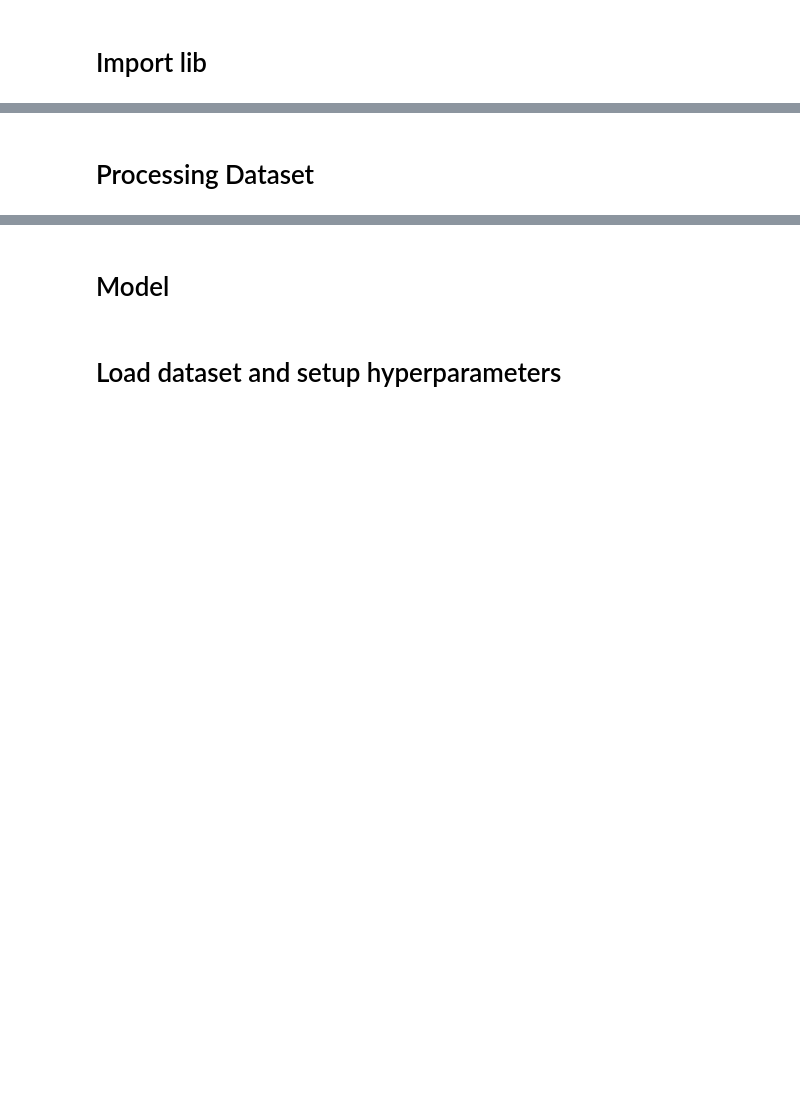
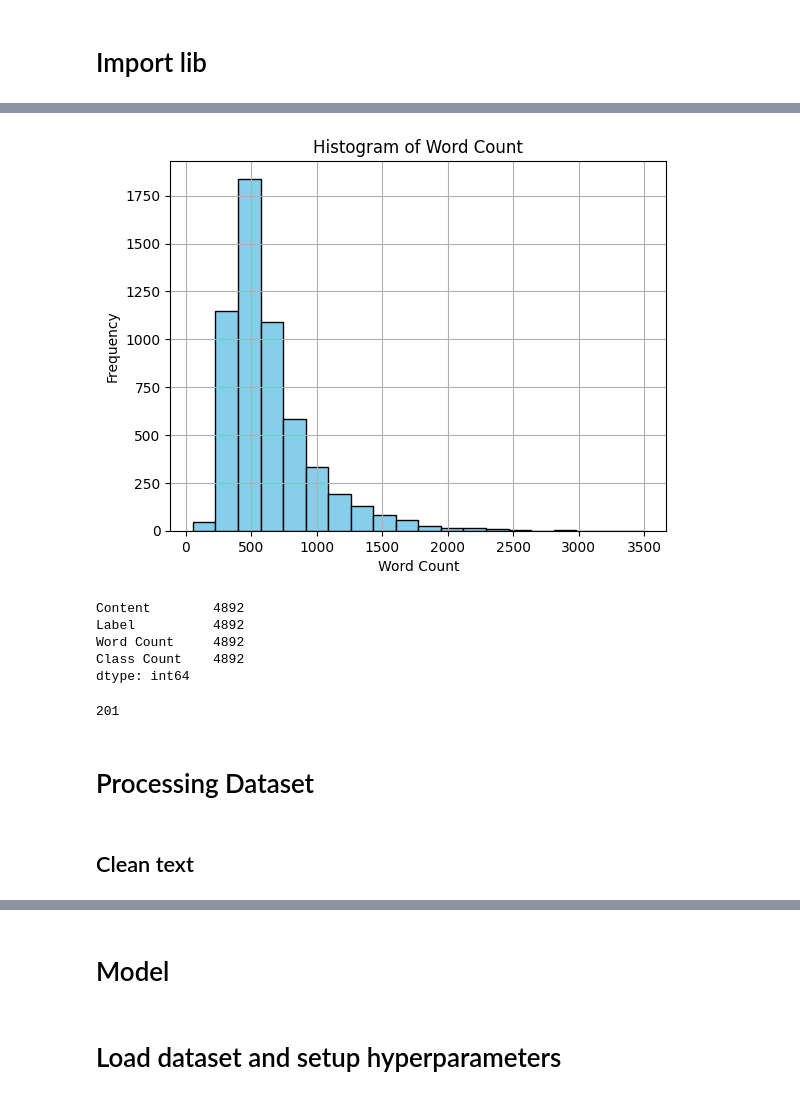
Before and after one commit to duongnghia222/News_classification, a Jupyter notebook: NPL_news_classification.ipynb, the cells around one changed output, grey strips where cells are left out. Cells and saved outputs as stored; diff of their text form; code cells hidden in the pictures; blank space fills up the shorter version.

```diff
--- a/NPL_news_classification.ipynb
+++ b/NPL_news_classification.ipynb
@@ -36,0 +34,3 @@ from sklearn.preprocessing import LabelEncoder
+# %%
+# Load data from CSV file
+df = pd.read_csv('raw_data_vietnambiz.csv', encoding='utf-8-sig')
@@ -36,0 +46,7 @@ from sklearn.preprocessing import LabelEncoder
+# %%
+# Count the number of words in each article's content and number of times a class appear
+df['Word Count'] = df['Content'].apply(lambda x: len(str(x).split()))
+df['Class Count'] = df.groupby('Label')['Label'].transform('count')
+
+# Calculate statistics for word count
+df['Word Count'].describe()
@@ -36,0 +72,10 @@ from sklearn.preprocessing import LabelEncoder
+# %%
+# Plot histogram for word count
+plt.hist(df['Word Count'], bins=20, color='skyblue', edgecolor='black')
+plt.title('Histogram of Word Count')
+plt.xlabel('Word Count')
+plt.ylabel('Frequency')
+plt.grid(True)
+plt.show()
+# %% [output]
+[figure, added]
@@ -37,2 +90,19 @@ from sklearn.preprocessing import LabelEncoder
+# %%
+# extracted_df
+e_df = df.loc[df['Class Count'] > 5].sort_values(by="Class Count", ascending=False)
+e_df.count()
+# %% [output]
+Content        4892
+Label          4892
+Word Count     4892
+Class Count    4892
+dtype: int64
+# %%
+number_of_classes = e_df['Label'].nunique()
+number_of_classes
+# %% [output]
+201
 # %% [markdown]
 # Processing Dataset
+# %% [markdown]
+## Clean text
```
Also changed, not shown: parts of 12 cells of this notebook, 4 other files.
